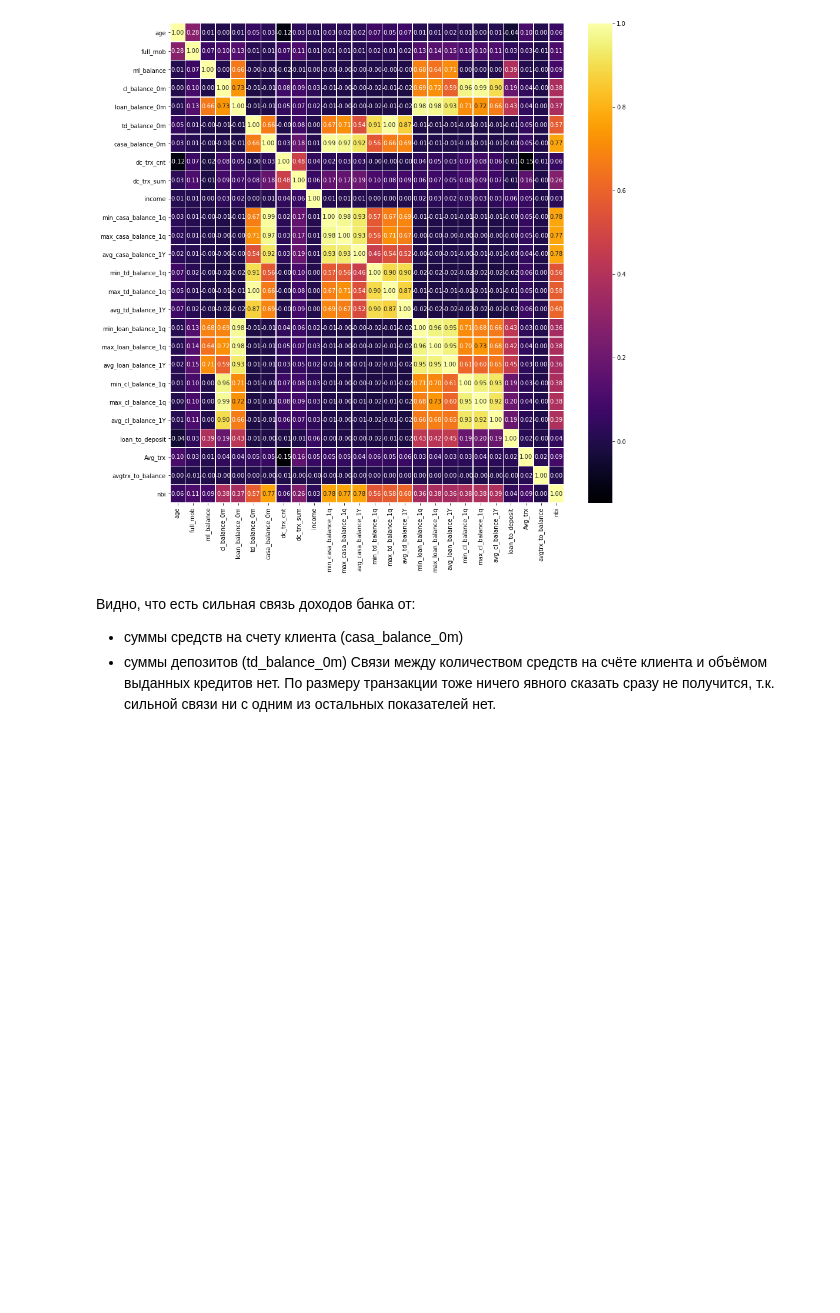
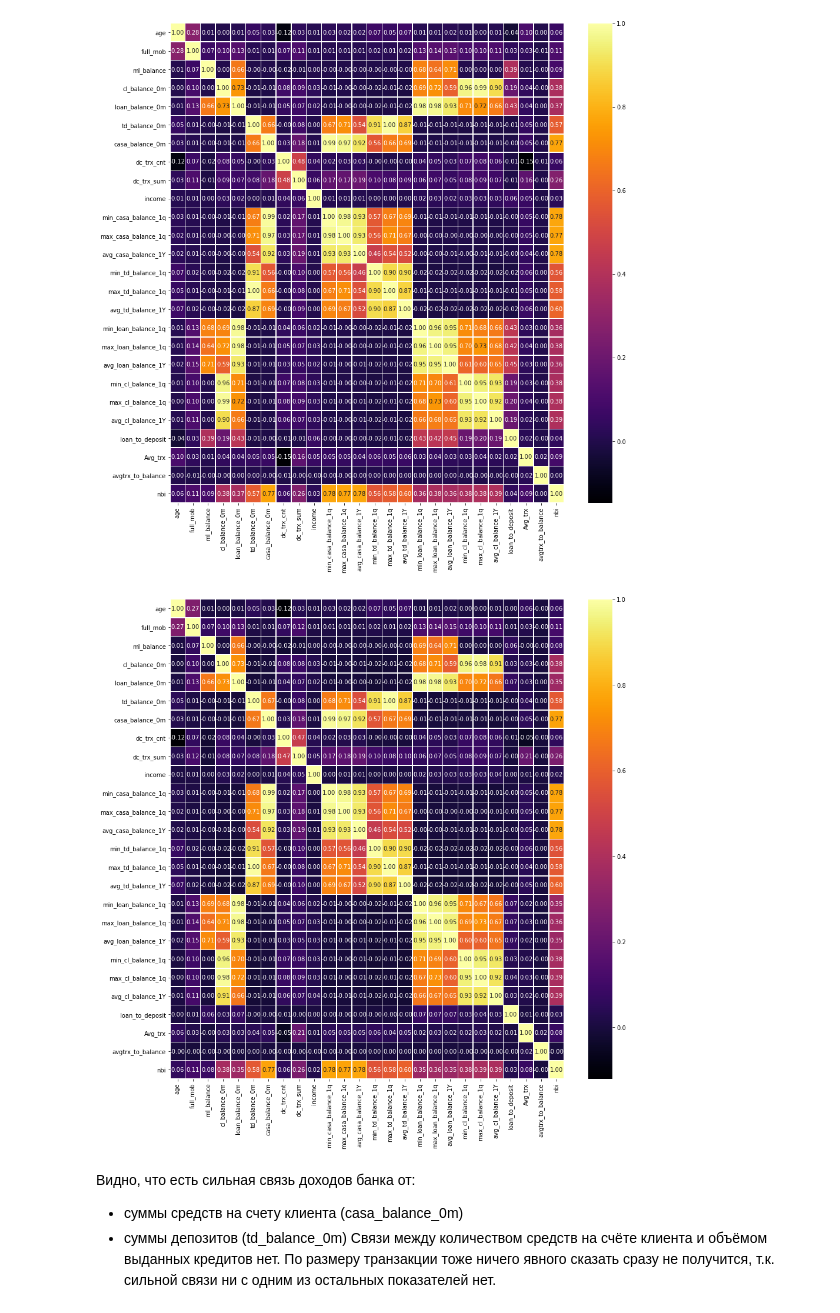
Before and after one commit to PhilippRemizov/Python_homeworks, a Jupyter notebook: Cluster.ipynb, the cells around one changed output. Drawn from its saved outputs; the diff is of its cells as text; code cells hidden in the pictures; blank space fills up the shorter version.

```diff
--- a/Cluster.ipynb
+++ b/Cluster.ipynb
@@ -251,3 +342,7 @@ corr
 | avgtrx_to_balance | 0.000874 | -0.005283 | -0.000557 | -0.002494 | 0.001041 | 0.000233 | -0.000507 | ... |
 | nbi | 0.061660 | 0.110472 | 0.092858 | 0.378223 | 0.369049 | 0.574840 | 0.769899 | ... |
 26 rows × 26 columns
+# %%
+#Аналогично, но для DF без NaN (df_wo_Nan)
+corr_wo_Nan = df_wo_Nan.corr()
+corr_wo_Nan
@@ -258,6 +372,13 @@ sns.heatmap(corr, annot=True, fmt='.2f',linewidths=.5, cmap="inferno")
 plt.show();
 # %% [output]
 [figure]
+# %%
+#Аналогично, но для DF без NaN (df_wo_Nan)
+fig, ax = plt.subplots(nrows=1,ncols=1,figsize=(15,15))
+sns.heatmap(corr_wo_Nan, annot=True, fmt='.2f',linewidths=.5, cmap="inferno")
+plt.show();
+# %% [output]
+[figure, added]
 # %% [markdown]
 Видно, что есть сильная связь доходов банка от:
  - суммы средств на счету клиента (casa_balance_0m)
```
Also changed, not shown: parts of 16 cells of this notebook.
